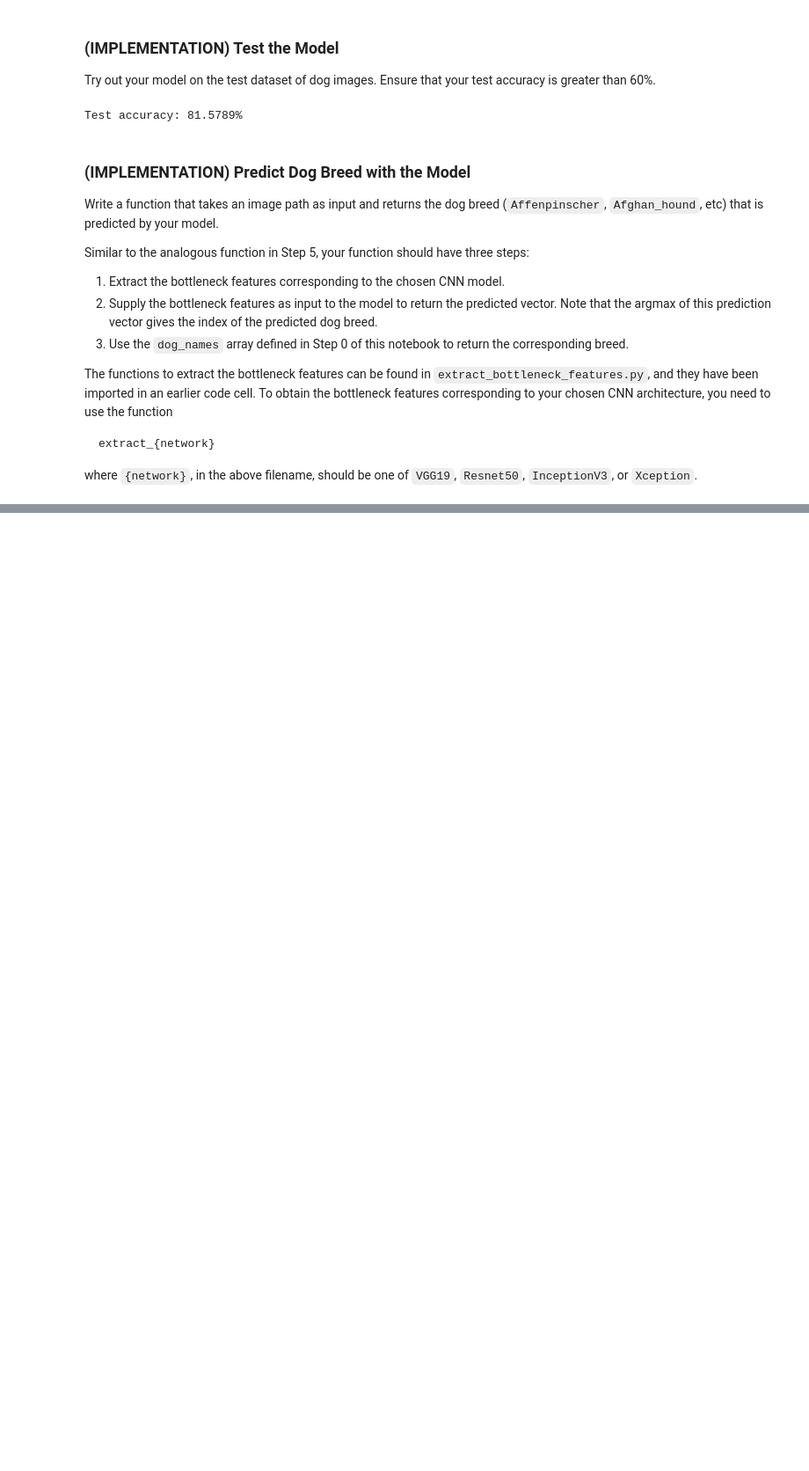
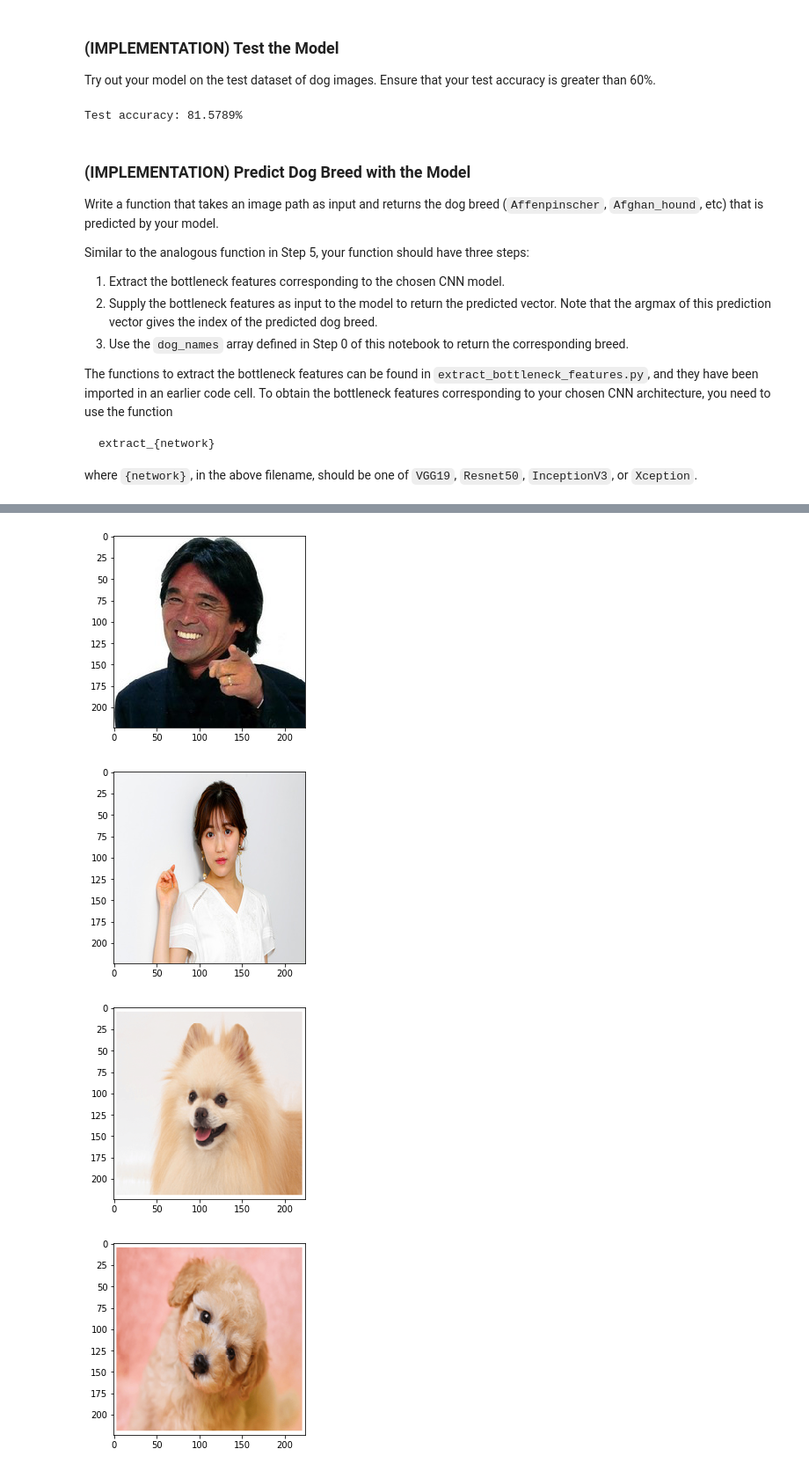
Before and after one commit to lasershow/dog-project, a Jupyter notebook: dog_app.ipynb, the cells around one changed output, grey strips where cells are left out. Shown at 88% size. Saved outputs shown, nothing was run; the diff lists cells and outputs as text; code cells hidden in the pictures; blank space fills up the shorter version.

Commit message:
add sample image sets

```diff
--- a/dog_app.ipynb
+++ b/dog_app.ipynb
@@ -759,0 +762,13 @@ Along with that, it is conceivable to improve the human algorithm, which is to u
+# %%
+def img_show(file_path):
+    # load color (BGR) image
+    img = cv2.imread(file_path)
+
+    # convert BGR image to RGB for plotting
+    cv_rgb = cv2.cvtColor(img, cv2.COLOR_BGR2RGB)
+
+    # display the image
+    plt.imshow(cv_rgb)
+    plt.show()
+# %%
+sample_files = np.array(glob("/Users/akihiro/udacity/dog-project/sample/*"))
@@ -759,0 +785,8 @@ Along with that, it is conceivable to improve the human algorithm, which is to u
+# %%
+for file in sample_files:
+    img_show(file)
+# %% [output]
+[figure, added]
+[figure, added]
+[figure, added]
+[figure, added]
```
Also changed, not shown: parts of 4 cells of this notebook, 7 other files.
